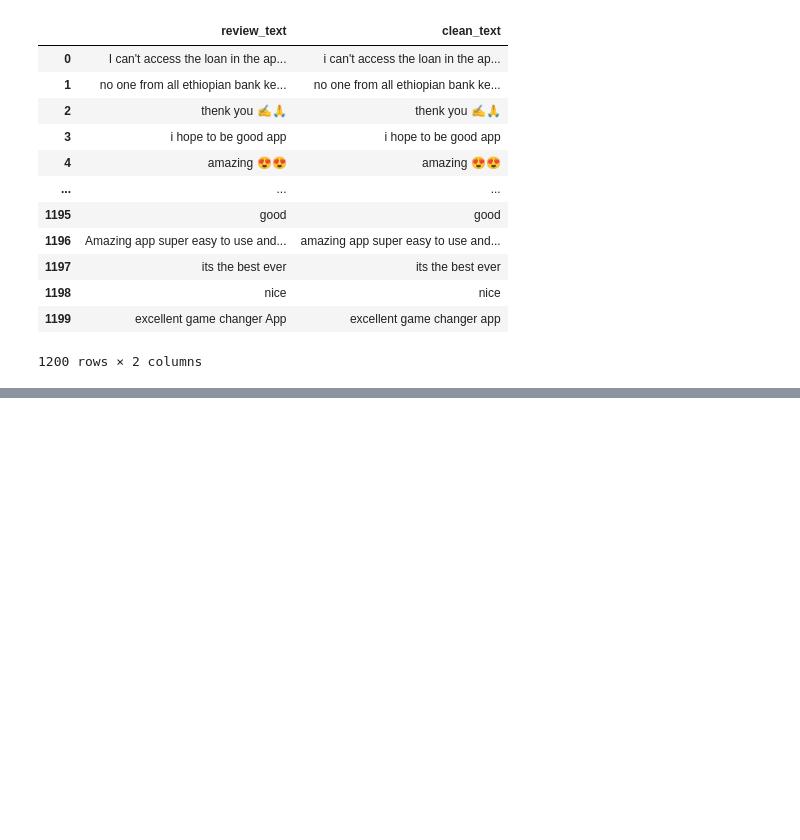
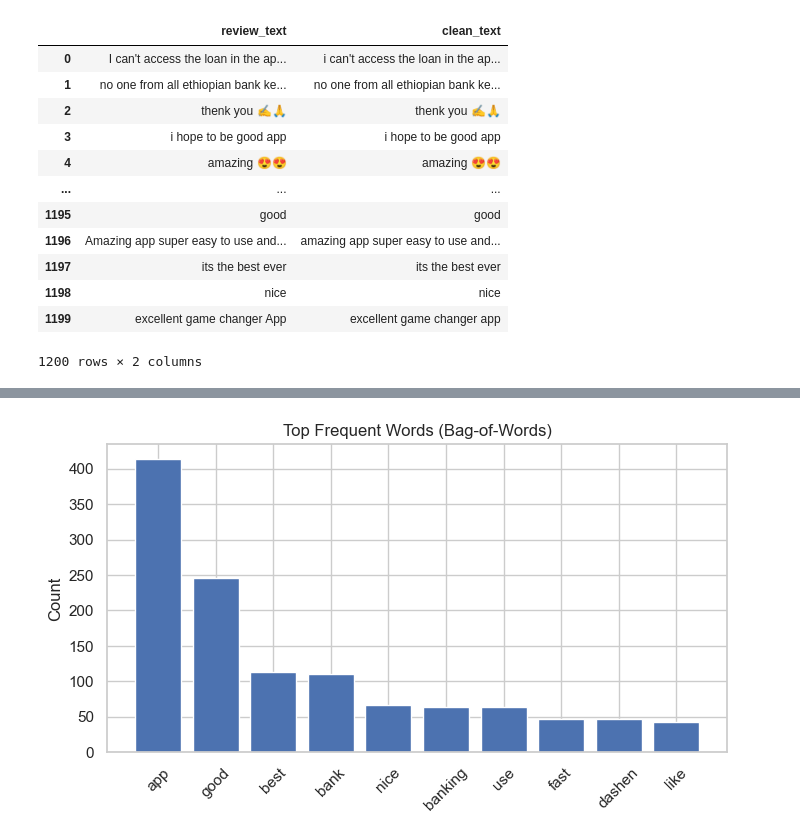
Before and after one commit to Feven777/Customer_experiance_analysis_for_fintech_apps, a Jupyter notebook: Scripts/sentiment_analysis.ipynb, the cells around one changed output, grey strips where cells are left out. Saved outputs shown, nothing was run; the diff lists cells and outputs as text; code cells hidden in the pictures; blank space fills up the shorter version.

Commit message:
analyze frequency of words

```diff
--- a/Scripts/sentiment_analysis.ipynb
+++ b/Scripts/sentiment_analysis.ipynb
@@ -80,3 +80,15 @@ df[["review_text", "clean_text"]]
 | 1198 | nice | nice |
 | 1199 | excellent game changer App | excellent game changer app |
 1200 rows × 2 columns
+# %%
+
+count_vec = CountVectorizer(stop_words="english")
+X_counts = count_vec.fit_transform(df["clean_text"])
+
+# Sum counts for each word across all documents
+word_counts = np.asarray(X_counts.sum(axis=0)).flatten()
+vocab = np.array(count_vec.get_feature_names_out())
+
+freq_df = pd.DataFrame({"word": vocab, "count": word_counts})
+freq_df = freq_df.sort_values("count", ascending=False)
+freq_df.head(10)
@@ -82,0 +107,12 @@ df[["review_text", "clean_text"]]
+# %%
+
+top_n = 10
+top_freq = freq_df.head(top_n)
+
+plt.bar(top_freq["word"], top_freq["count"])
+plt.xticks(rotation=45)
+plt.title("Top Frequent Words (Bag-of-Words)")
+plt.ylabel("Count")
+plt.show()
+# %% [output]
+[figure, added]
```
Also changed, not shown: parts of 1 cell of this notebook.
